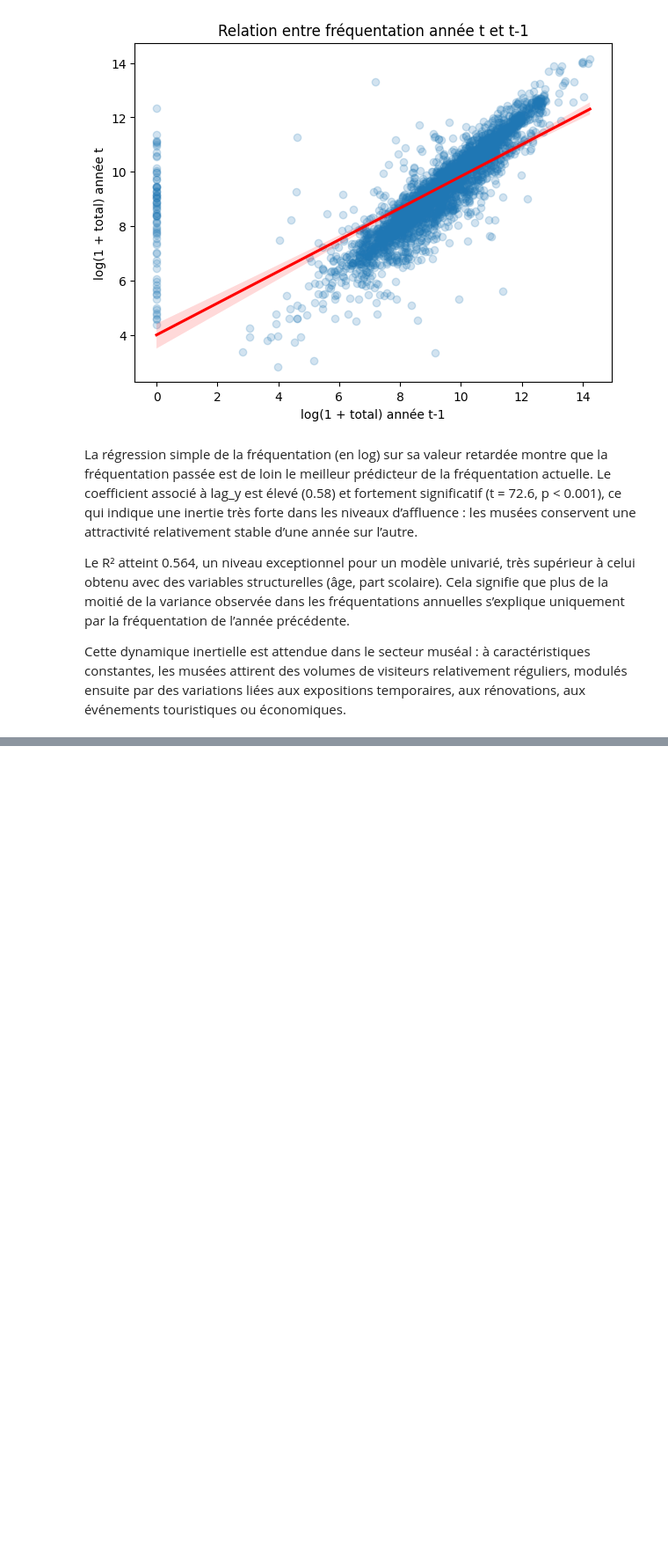
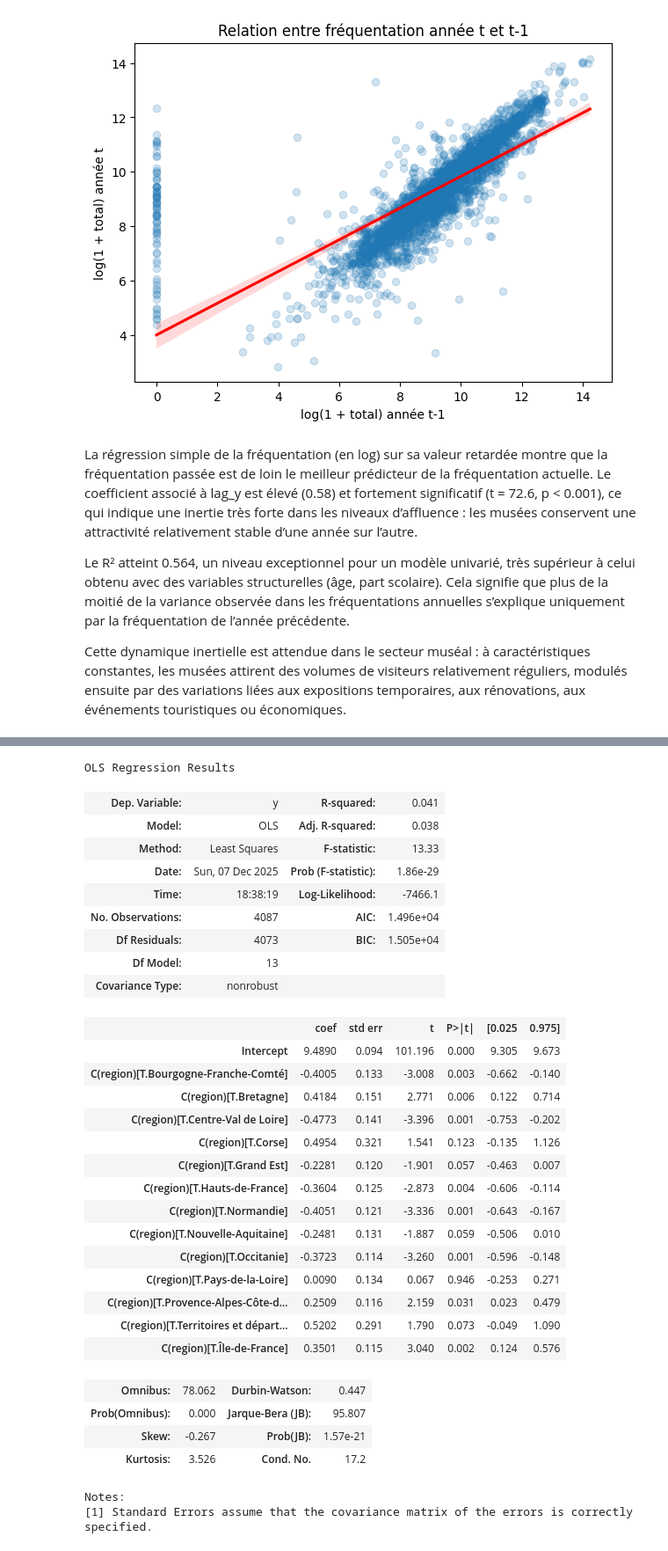
Before and after one commit to emmabezombes/prediction-musee, a Jupyter notebook: notebook/notebook_musees.ipynb, the cells around one changed output, grey strips where cells are left out. Shown at 88% size. Saved outputs shown, nothing was run; the diff lists cells and outputs as text; code cells hidden in the pictures; blank space fills up the shorter version.

```diff
--- a/notebook/notebook_musees.ipynb
+++ b/notebook/notebook_musees.ipynb
@@ -562,0 +591,38 @@ Cette dynamique inertielle est attendue dans le secteur muséal : à caractéris
+# %%
+
+# Modèle catégoriel
+model_region = smf.ols("y ~ C(region)", data=df_reg).fit()
+
+model_region.summary()
+# %% [output]
+OLS Regression Results
+| Dep. Variable: | y | R-squared: | 0.041 |
+| Model: | OLS | Adj. R-squared: | 0.038 |
+| Method: | Least Squares | F-statistic: | 13.33 |
+| Date: | Sun, 07 Dec 2025 | Prob (F-statistic): | 1.86e-29 |
+| Time: | 18:38:19 | Log-Likelihood: | -7466.1 |
+| No. Observations: | 4087 | AIC: | 1.496e+04 |
+| Df Residuals: | 4073 | BIC: | 1.505e+04 |
+| Df Model: | 13 |  |  |
+| Covariance Type: | nonrobust |  |  |
+|  | coef | std err | t | P>|t| | [0.025 | 0.975] |
+| Intercept | 9.4890 | 0.094 | 101.196 | 0.000 | 9.305 | 9.673 |
+| C(region)[T.Bourgogne-Franche-Comté] | -0.4005 | 0.133 | -3.008 | 0.003 | -0.662 | -0.140 |
+| C(region)[T.Bretagne] | 0.4184 | 0.151 | 2.771 | 0.006 | 0.122 | 0.714 |
+| C(region)[T.Centre-Val de Loire] | -0.4773 | 0.141 | -3.396 | 0.001 | -0.753 | -0.202 |
+| C(region)[T.Corse] | 0.4954 | 0.321 | 1.541 | 0.123 | -0.135 | 1.126 |
+| C(region)[T.Grand Est] | -0.2281 | 0.120 | -1.901 | 0.057 | -0.463 | 0.007 |
+| C(region)[T.Hauts-de-France] | -0.3604 | 0.125 | -2.873 | 0.004 | -0.606 | -0.114 |
+| C(region)[T.Normandie] | -0.4051 | 0.121 | -3.336 | 0.001 | -0.643 | -0.167 |
+| C(region)[T.Nouvelle-Aquitaine] | -0.2481 | 0.131 | -1.887 | 0.059 | -0.506 | 0.010 |
+| C(region)[T.Occitanie] | -0.3723 | 0.114 | -3.260 | 0.001 | -0.596 | -0.148 |
+| C(region)[T.Pays-de-la-Loire] | 0.0090 | 0.134 | 0.067 | 0.946 | -0.253 | 0.271 |
+| C(region)[T.Provence-Alpes-Côte-d... | 0.2509 | 0.116 | 2.159 | 0.031 | 0.023 | 0.479 |
+| C(region)[T.Territoires et départ... | 0.5202 | 0.291 | 1.790 | 0.073 | -0.049 | 1.090 |
+| C(region)[T.Île-de-France] | 0.3501 | 0.115 | 3.040 | 0.002 | 0.124 | 0.576 |
+| Omnibus: | 78.062 | Durbin-Watson: | 0.447 |
+| Prob(Omnibus): | 0.000 | Jarque-Bera (JB): | 95.807 |
+| Skew: | -0.267 | Prob(JB): | 1.57e-21 |
+| Kurtosis: | 3.526 | Cond. No. | 17.2 |
+Notes:
+[1] Standard Errors assume that the covariance matrix of the errors is correctly specified.
```
Also changed, not shown: parts of 7 cells of this notebook.
